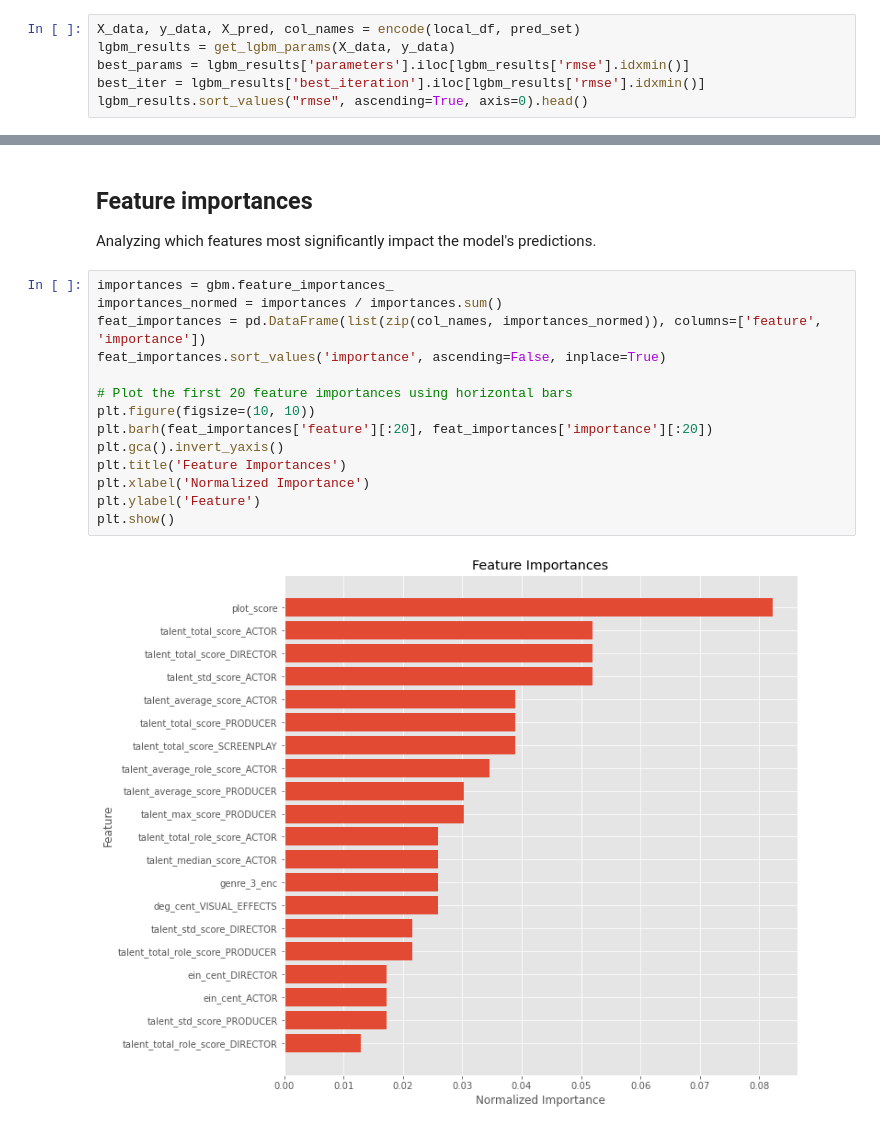
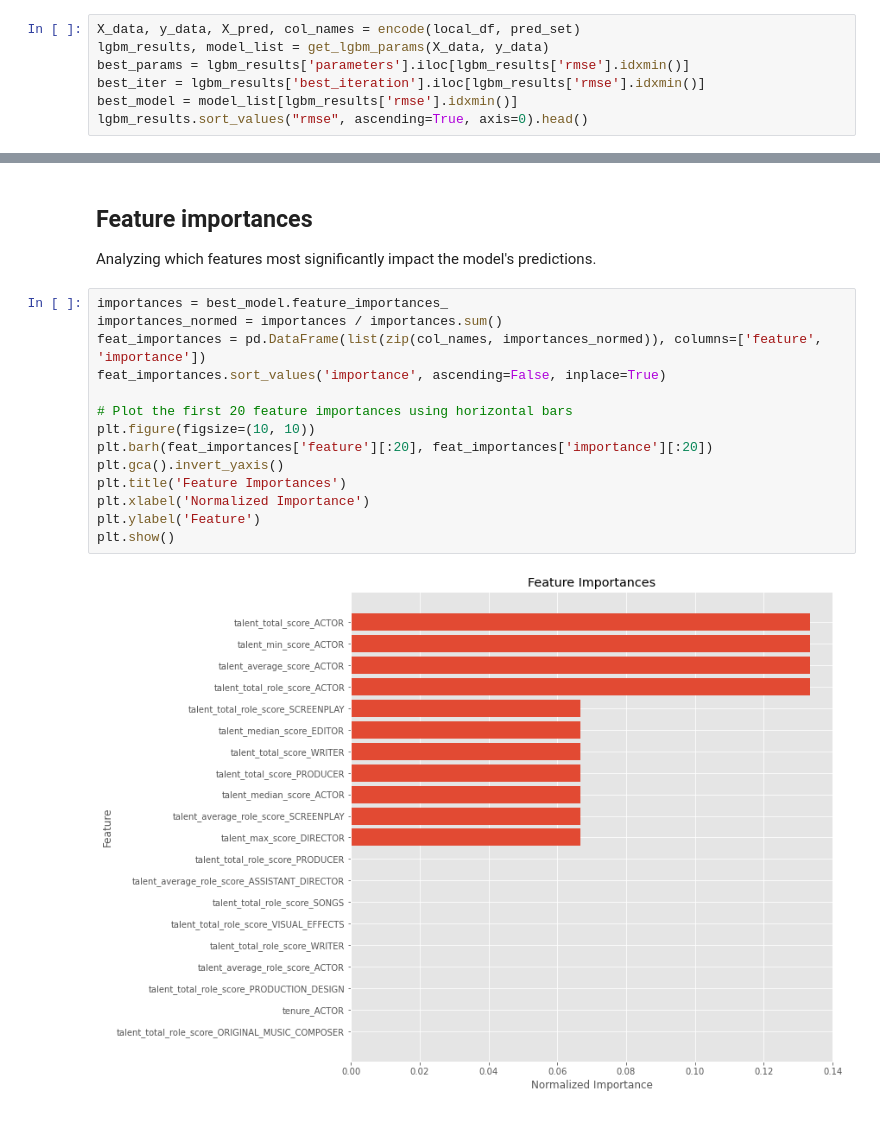
Before and after one commit to AlexCodeGlider/filmStreamingForecast, a Jupyter notebook: model.ipynb, the cells around one changed output, grey strips where cells are left out. Saved outputs shown, nothing was run; the diff lists cells and outputs as text.

```diff
--- a/model.ipynb
+++ b/model.ipynb
@@ -266,9 +266,10 @@ Total number of keywords extracted: 15664
 - **Hyper-parameter Tuning:** Using LightGBM for parameter tuning to optimize the model.
 # %%
 X_data, y_data, X_pred, col_names = encode(local_df, pred_set)
-lgbm_results = get_lgbm_params(X_data, y_data)
+lgbm_results, model_list = get_lgbm_params(X_data, y_data)
 best_params = lgbm_results['parameters'].iloc[lgbm_results['rmse'].idxmin()]
 best_iter = lgbm_results['best_iteration'].iloc[lgbm_results['rmse'].idxmin()]
+best_model = model_list[lgbm_results['rmse'].idxmin()]
 lgbm_results.sort_values("rmse", ascending=True, axis=0).head()
 # %% [output]
 Random search start...
@@ -326,18 +327,18 @@ results.head(20)
 ## Feature importances
 Analyzing which features most significantly impact the model's predictions.
 # %%
-importances = gbm.feature_importances_
+importances = best_model.feature_importances_
 importances_normed = importances / importances.sum()
 feat_importances = pd.DataFrame(list(zip(col_names, importances_normed)), columns=['feature', 'importance'])
 feat_importances.sort_values('importance', ascending=False, inplace=True)
 
 # Plot the first 20 feature importances using horizontal bars
 plt.figure(figsize=(10, 10))
 plt.barh(feat_importances['feature'][:20], feat_importances['importance'][:20])
 plt.gca().invert_yaxis()
 plt.title('Feature Importances')
 plt.xlabel('Normalized Importance')
 plt.ylabel('Feature')
 plt.show()
 # %% [output]
-[figure, old version]
+[figure, new version]
```
Also changed, not shown: parts of 3 cells of this notebook, 1 other file.
